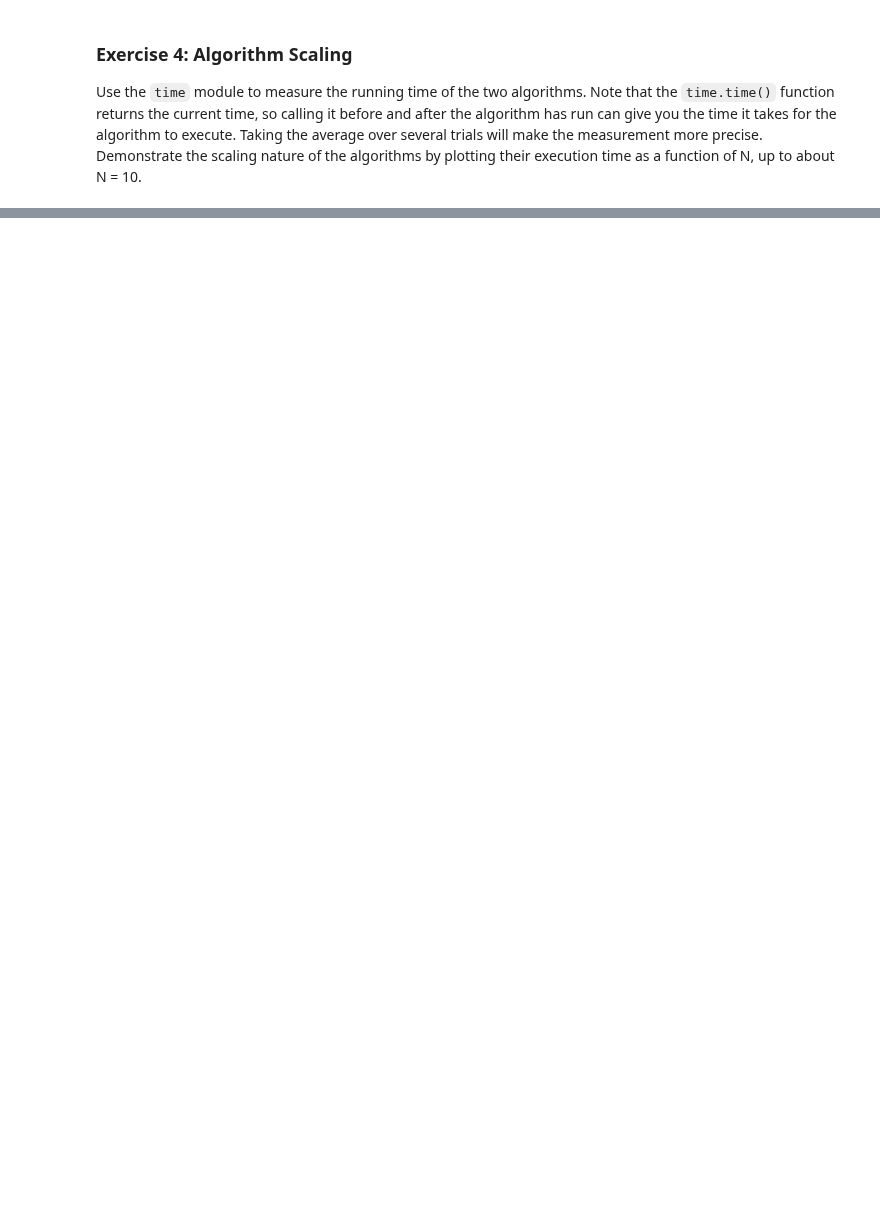
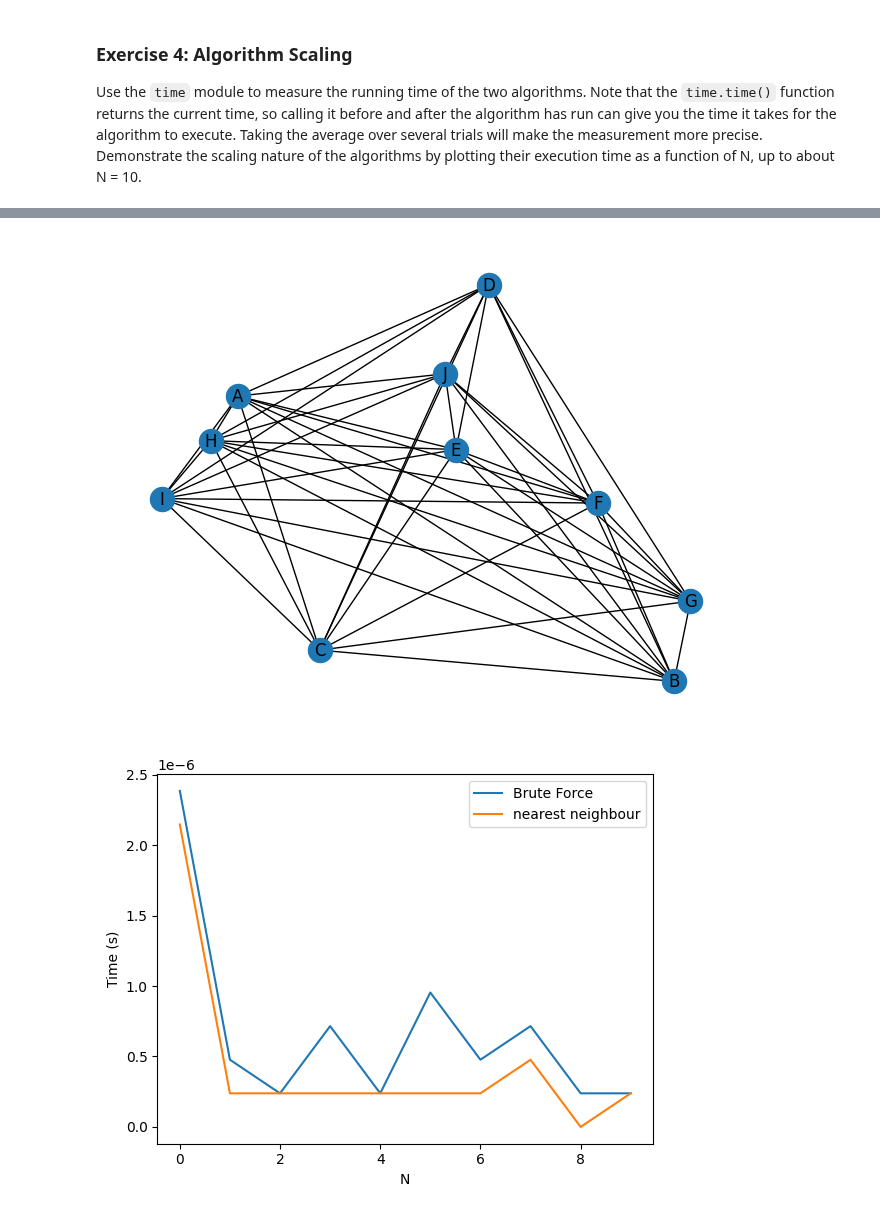
Before and after one commit to MarlaS02/comp215, a Jupyter notebook: labs/lab05_scaling.ipynb, the cells around one changed output, grey strips where cells are left out. Drawn from its saved outputs; the diff is of its cells as text; code cells hidden in the pictures; blank space fills up the shorter version.

```diff
--- a/labs/lab05_scaling.ipynb
+++ b/labs/lab05_scaling.ipynb
@@ -60,7 +60,8 @@ def calculate_distances(city_map):
           if city1 != city2:
               # this will have duplicate distances (A,B) and (B,A)
               # these duplicates make the algorithm implememntation simpler
-              distances[(city1, city2)] = distance(city1, city2, city_map)
+              calculated_distance = distance(city1, city2, city_map)
+              distances[(city1, city2)] = calculated_distance
   G = nx.Graph()
   G.add_nodes_from(city_map)
   G.add_edges_from(distances)
@@ -231,0 +243,35 @@ Use the `time` module to measure the running time of the two algorithms.  Note t
+# %%
+# Ex 4: your code here
+
+def Timetrial(city_map, distances):
+   time_brute_force = []
+   time_nearest_neighbour = []
+
+   for i in range(10):
+     start_time = time.time()
+     Bruteforce(city_map, distances)
+     end_time = time.time()
+     time_brute_force.append(end_time - start_time)
+
+     start_time = time.time()
+     Nearest_neighbor(city_map, distances)
+     end_time = time.time()
+     time_nearest_neighbour.append(end_time - start_time)
+
+   average_brute_force = sum(time_brute_force)/len(time_brute_force)
+   average_nearest_neighbour = sum(time_nearest_neighbour)/len(time_nearest_neighbour)
+
+   plt.figure()
+   plt.plot(range(10), time_brute_force, label = "Brute Force")
+   plt.plot(range(10), time_nearest_neighbour, label = "nearest neighbour")
+   plt.xlabel("N")
+   plt.ylabel("Time (s)")
+   plt.legend()
+   plt.show()
+
+city_map2 = setup_map(10)
+distances2 = calculate_distances(city_map2)
+Timetrial(city_map2, distances2)
+# %% [output]
+[figure, added]
+[figure, added]
```
Also changed, not shown: parts of 5 cells of this notebook.
